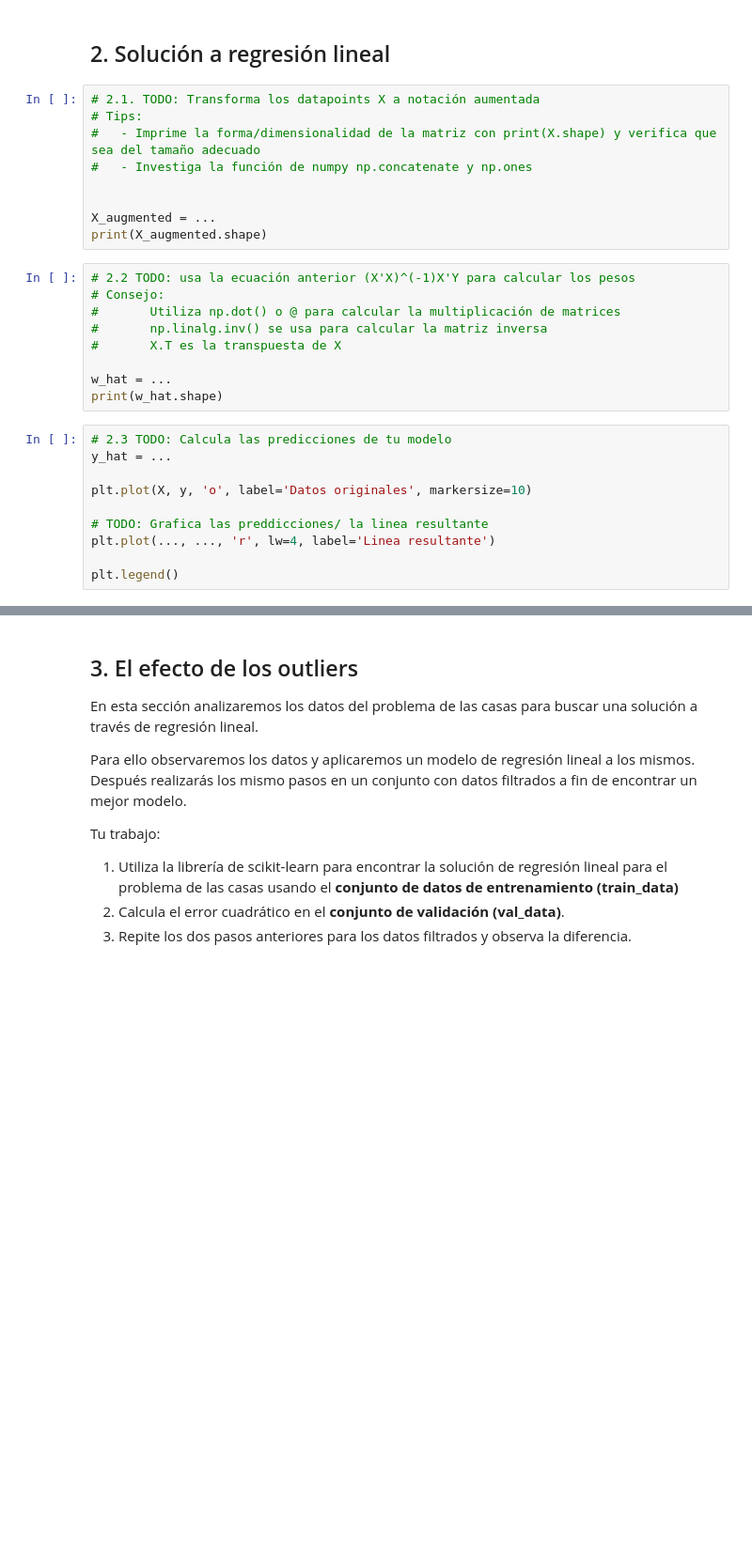
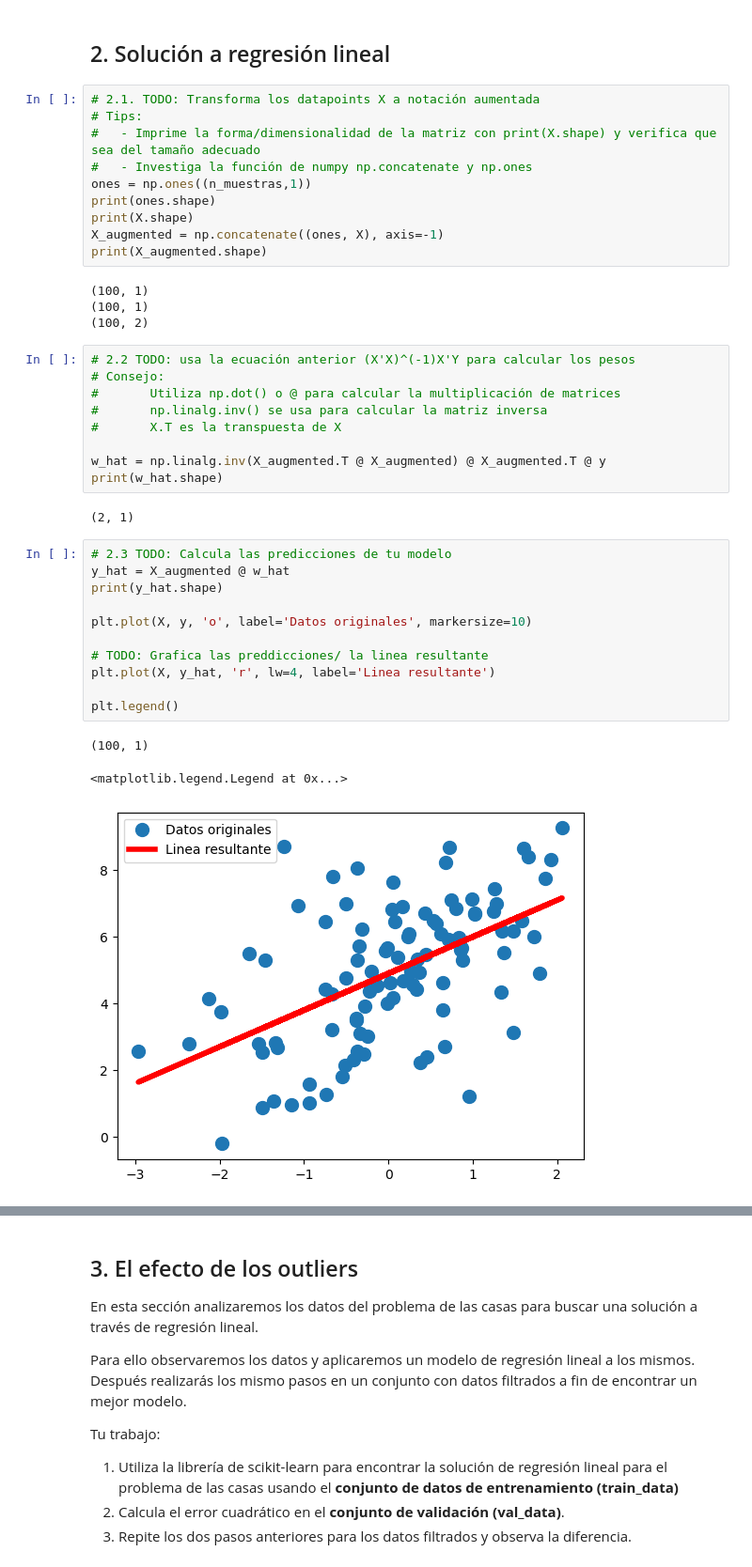
Before and after one commit to marianovba/ML23_LosGoons, a Jupyter notebook: ml23/ejercicio_1_LinearReg/linear_regression.ipynb, the cells around one changed output, grey strips where cells are left out. Shown: that part at 94% size. Cells and saved outputs as stored; diff of their text form; blank space fills up the shorter version.

```diff
--- a/ml23/ejercicio_1_LinearReg/linear_regression.ipynb
+++ b/ml23/ejercicio_1_LinearReg/linear_regression.ipynb
@@ -61,10 +66,15 @@ plt.grid()
 # Tips:
 #   - Imprime la forma/dimensionalidad de la matriz con print(X.shape) y verifica que sea del tamaño adecuado
 #   - Investiga la función de numpy np.concatenate y np.ones
-
-
-X_augmented = ...
+ones = np.ones((n_muestras,1))
+print(ones.shape)
+print(X.shape)
+X_augmented = np.concatenate((ones, X), axis=-1)
 print(X_augmented.shape)
+# %% [output]
+(100, 1)
+(100, 1)
+(100, 2)
 # %%
 # 2.2 TODO: usa la ecuación anterior (X'X)^(-1)X'Y para calcular los pesos
 # Consejo:
@@ -72,15 +82,22 @@ print(X_augmented.shape)
 #       np.linalg.inv() se usa para calcular la matriz inversa
 #       X.T es la transpuesta de X
 
-w_hat = ...
+w_hat = np.linalg.inv(X_augmented.T @ X_augmented) @ X_augmented.T @ y
 print(w_hat.shape)
+# %% [output]
+(2, 1)
 # %%
 # 2.3 TODO: Calcula las predicciones de tu modelo
-y_hat = ...
+y_hat = X_augmented @ w_hat
+print(y_hat.shape)
 
 plt.plot(X, y, 'o', label='Datos originales', markersize=10)
 
 # TODO: Grafica las preddicciones/ la linea resultante
-plt.plot(..., ..., 'r', lw=4, label='Linea resultante')
+plt.plot(X, y_hat, 'r', lw=4, label='Linea resultante')
 
 plt.legend()
+# %% [output]
+(100, 1)
+<matplotlib.legend.Legend at 0x...>
+[figure, added]
```
Also changed, not shown: parts of 7 cells of this notebook.
